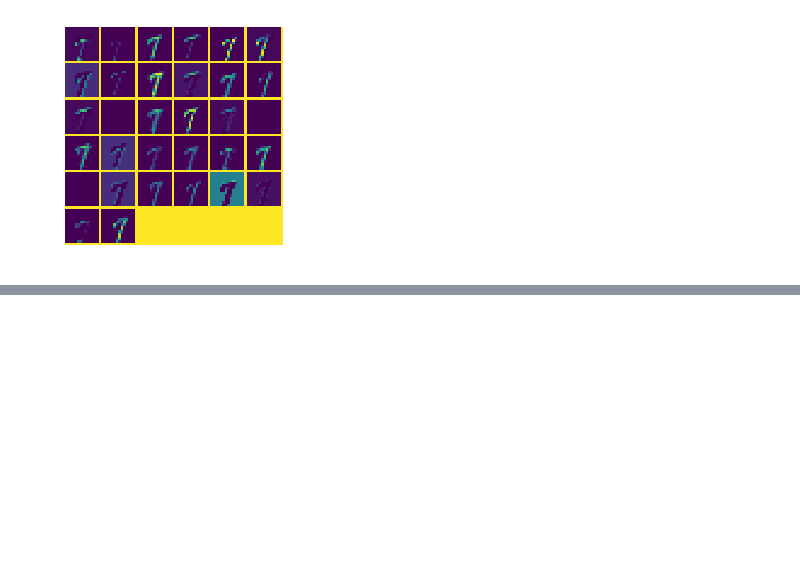
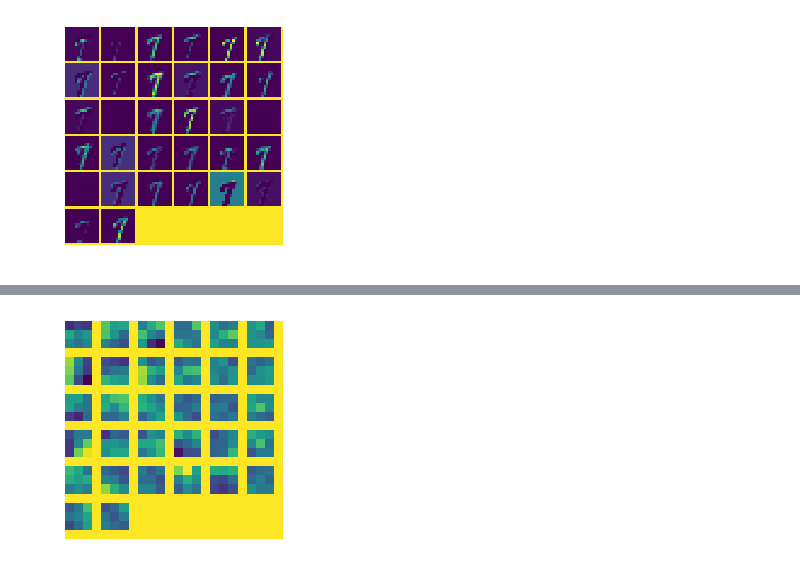
Before and after one commit to wangcan04/incubator-singa, a Jupyter notebook: doc/en/docs/notebook/cnn.ipynb, the cells around one changed output, grey strips where cells are left out. Cells and saved outputs as stored; diff of their text form; code cells hidden in the pictures; blank space fills up the shorter version.

```diff
--- a/doc/en/docs/notebook/cnn.ipynb
+++ b/doc/en/docs/notebook/cnn.ipynb
@@ -227,0 +257,4 @@ vis_square(r2)
+# %%
+vis_square(tensor.to_numpy(p).reshape(32, 3,3))
+# %% [output]
+[figure, added]
```
Also changed, not shown: parts of 8 cells of this notebook, 4 other files.
